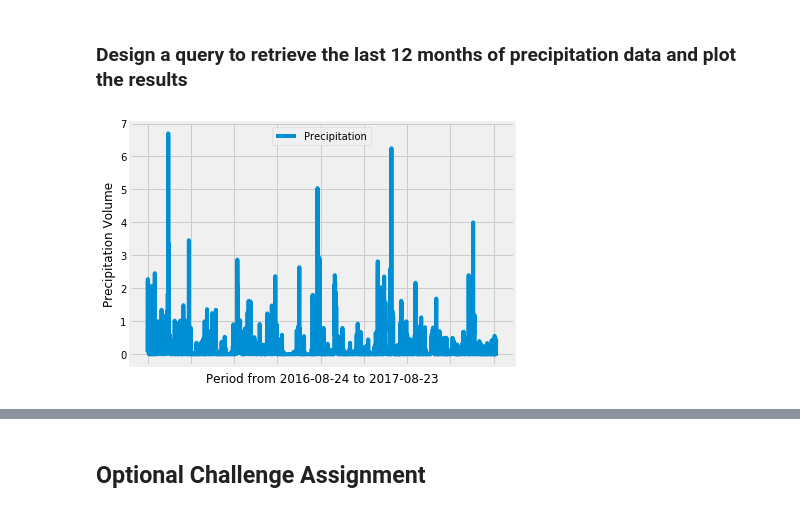
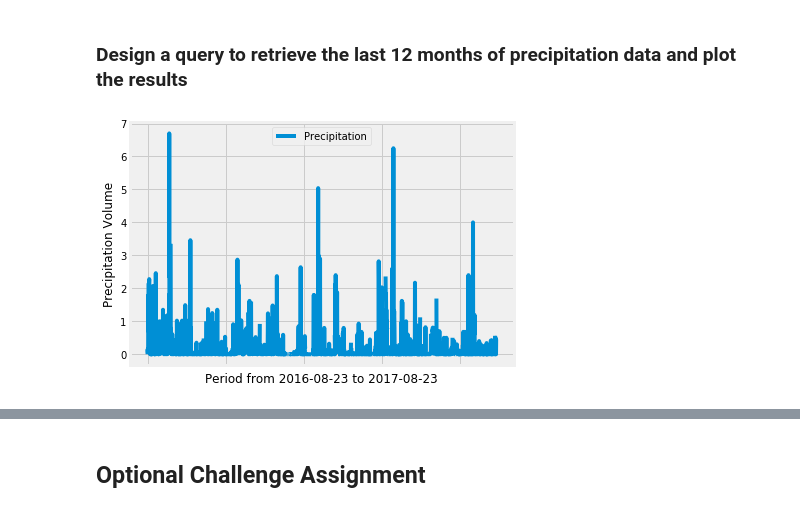
Before and after one commit to pamcuellas/ClimateAnalysisAndExploration, a Jupyter notebook: ClimateAnalysisAndExploration.ipynb, the cells around one changed output, grey strips where cells are left out. Cells and saved outputs as stored; diff of their text form; code cells hidden in the pictures.

```diff
--- a/ClimateAnalysisAndExploration.ipynb
+++ b/ClimateAnalysisAndExploration.ipynb
@@ -45,37 +45,34 @@ session = Session(engine)
 last_date = session.query(Measurement.date).order_by(Measurement.date.desc()).limit(1).all()
 last_date = last_date[0][0]
 last_date = dt.date( int(last_date.split("-")[0]),
-                int(last_date.split("-")[1]),
-                int(last_date.split("-")[2])
-                )
+                     int(last_date.split("-")[1]),
+                     int(last_date.split("-")[2])
+                   )
 # Calculate the date to filter one year
-dt_filter = last_date - dt.timedelta(days=364)
+dt_filter = last_date - dt.timedelta(days=365)
 # %%
 # Perform a query to retrieve the data and precipitation scores
 sel = [Measurement.date, Measurement.prcp]
 prcp_last_12_months = session.query(*sel).\
     filter(Measurement.date >= dt_filter.strftime("%Y-%m-%d")).\
     order_by(Measurement.date).all()
 
 # Save the query results as a Pandas DataFrame and set the index to the date column
 df = pd.DataFrame(prcp_last_12_months, columns=['date','prcp'])
 df.rename(columns = {"prcp": "Precipitation"}, inplace = True)
-
-# Clean rows without data
-df.dropna(inplace=True)
 
 # Sort the dataframe by date
 df.sort_values('date', inplace=True)
 
 #Set the index to the date column
 df.set_index('date', inplace=True)
 
 # Use Pandas Plotting with Matplotlib to plot the data
 df.plot()
 plt.ylabel("Precipitation Volume")
 plt.xlabel("Period from " + str(dt_filter) + " to " + str(last_date))
 plt.legend(loc='upper center')
 plt.tight_layout()
 plt.show()
 # %% [output]
-[figure, old version]
+[figure, new version]
```
Also changed, not shown: parts of 14 cells of this notebook, 1 other file.
